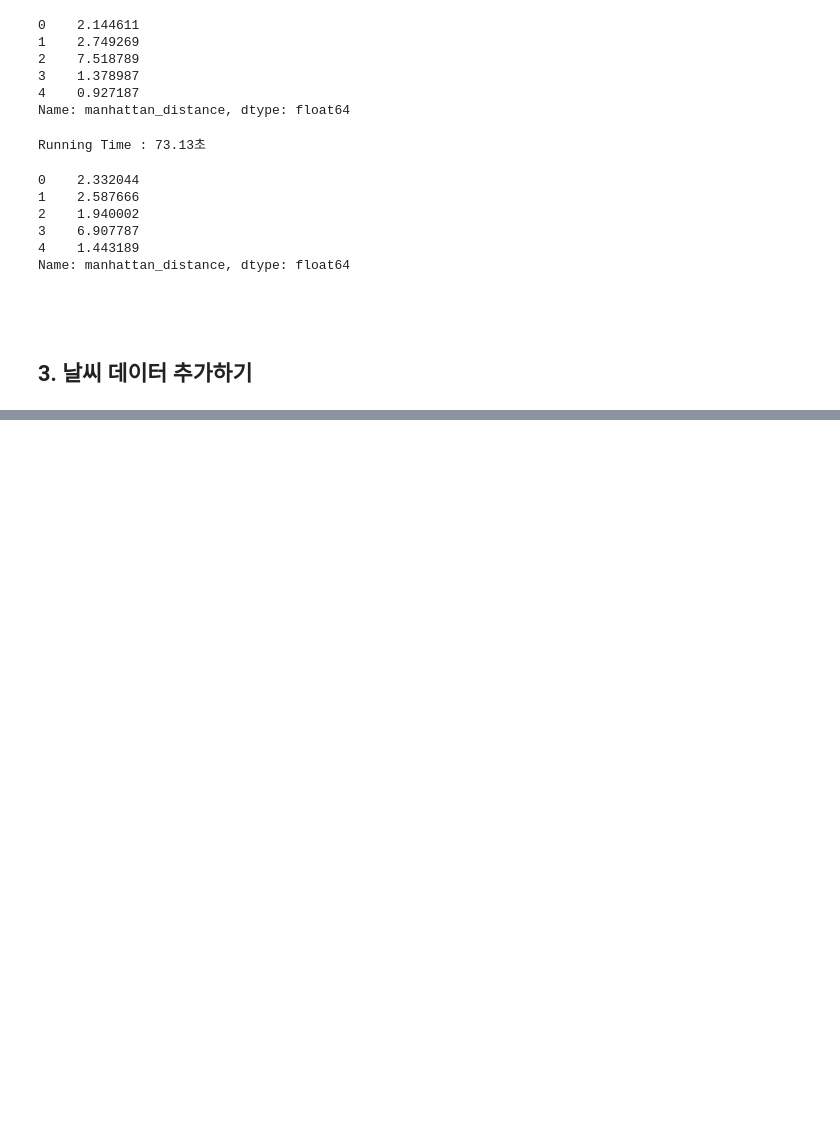
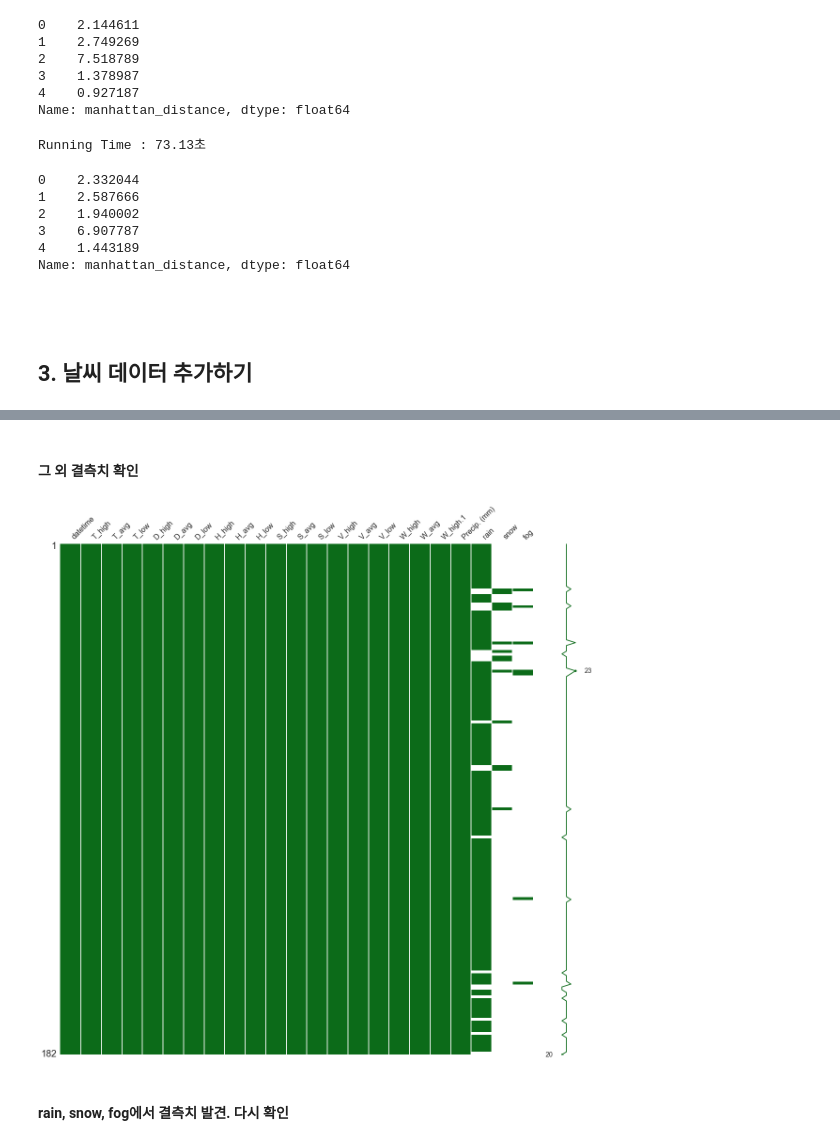
Before and after one commit to todagi/DataScience_with_Kaggle, a Jupyter notebook: New York City Taxi Trip Duration/New York City Taxi Trip Duration 03 - 2nd EDA .ipynb, the cells around one changed output, grey strips where cells are left out. Cells and saved outputs as stored; diff of their text form; code cells hidden in the pictures; blank space fills up the shorter version.

Commit message:
distance weather

```diff
--- a/New York City Taxi Trip Duration/New York City Taxi Trip Duration 03 - 2nd EDA .ipynb
+++ b/New York City Taxi Trip Duration/New York City Taxi Trip Duration 03 - 2nd EDA .ipynb
@@ -209,0 +228,5 @@ Name: manhattan_distance, dtype: float64
+# %%
+import pandas as pd
+
+weather = pd.read_csv("w_weather.csv", parse_dates = ['datetime'])
+weather.head()
@@ -209,0 +253,3 @@ Name: manhattan_distance, dtype: float64
+# %%
+weather = weather.drop([182, 183])
+weather.tail()
@@ -209,0 +264,10 @@ Name: manhattan_distance, dtype: float64
+# %% [markdown]
+#### 그 외 결측치 확인
+# %%
+import missingno as msno
+
+msno.matrix(df = weather, figsize = (20, 20), color = (0.05, 0.42, 0.1))
+# %% [output]
+[figure, added]
+# %% [markdown]
+#### rain, snow, fog에서 결측치 발견. 다시 확인
```
Also changed, not shown: parts of 35 cells of this notebook.
